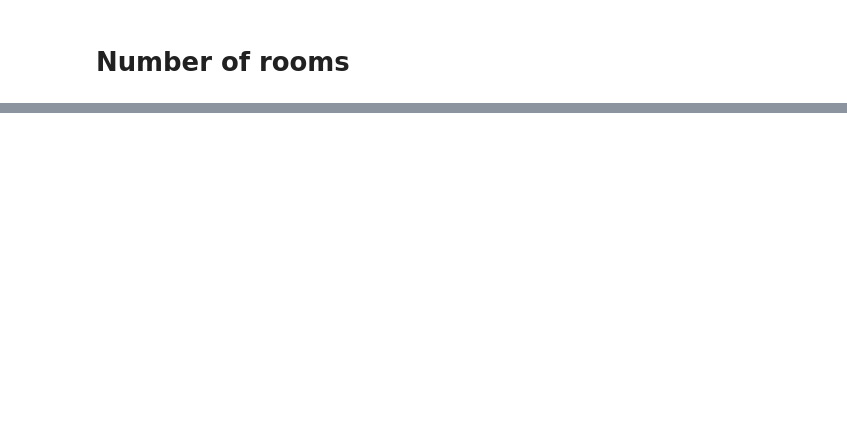
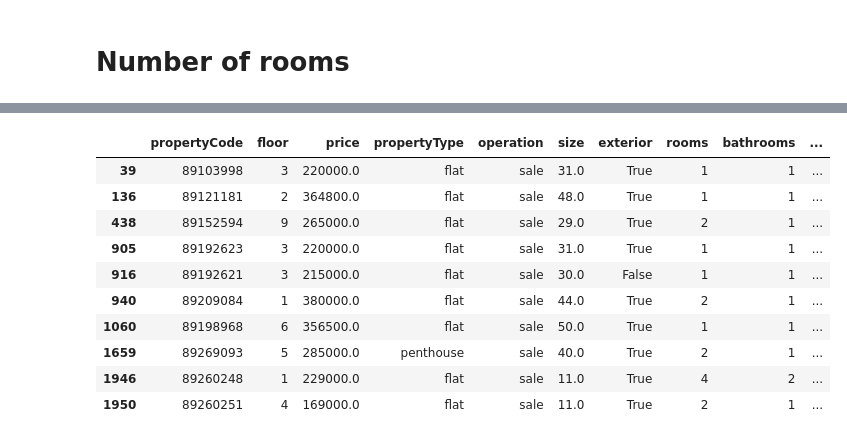
Before and after one commit to mjordanic/Idealista, a Jupyter notebook: Process_Idealista.ipynb, the cells around one changed output, grey strips where cells are left out. Saved outputs shown, nothing was run; the diff lists cells and outputs as text; code cells hidden in the pictures; blank space fills up the shorter version.

```diff
--- a/Process_Idealista.ipynb
+++ b/Process_Idealista.ipynb
@@ -192,6 +188,7 @@ df['floorSort'] = df.floor
 df['floorSort'].replace('en', str(0), inplace= True) # entreplanta = 0
 df['floorSort'].replace('bj', str(-1), inplace= True) # bajo = -1
 df['floorSort'].replace('ss', str(-1), inplace= True) # semisotano = -1
+df['floorSort'].replace('st', str(-1), inplace= True) # semisotano = -1
 df['floorSort'].replace(np.nan, str(-2), inplace= True) # nan = -2
 #df.loc[df['floor'].isna(), 'floor']= str(-2) # nan = -2
 df.floorSort = df.floorSort.apply(pd.to_numeric)
@@ -226,3 +227,17 @@ assert(len(df.exterior.unique())==2), "Exterior doesn't have only True/False cat
 #df.drop(index='cow', columns='small')
 # %%
 a.head()
+# %%
+df[df.priceByArea>7000]
+# %% [output]
+|  | propertyCode | floor | price | propertyType | operation | size | exterior | rooms | bathrooms | ... |
+| 39 | 89103998 | 3 | 220000.0 | flat | sale | 31.0 | True | 1 | 1 | ... |
+| 136 | 89121181 | 2 | 364800.0 | flat | sale | 48.0 | True | 1 | 1 | ... |
+| 438 | 89152594 | 9 | 265000.0 | flat | sale | 29.0 | True | 2 | 1 | ... |
+| 905 | 89192623 | 3 | 220000.0 | flat | sale | 31.0 | True | 1 | 1 | ... |
+| 916 | 89192621 | 3 | 215000.0 | flat | sale | 30.0 | False | 1 | 1 | ... |
+| 940 | 89209084 | 1 | 380000.0 | flat | sale | 44.0 | True | 2 | 1 | ... |
+| 1060 | 89198968 | 6 | 356500.0 | flat | sale | 50.0 | True | 1 | 1 | ... |
+| 1659 | 89269093 | 5 | 285000.0 | penthouse | sale | 40.0 | True | 2 | 1 | ... |
+| 1946 | 89260248 | 1 | 229000.0 | flat | sale | 11.0 | True | 4 | 2 | ... |
+| 1950 | 89260251 | 4 | 169000.0 | flat | sale | 11.0 | True | 2 | 1 | ... |
```
Also changed, not shown: parts of 12 cells of this notebook, 8 other files.
